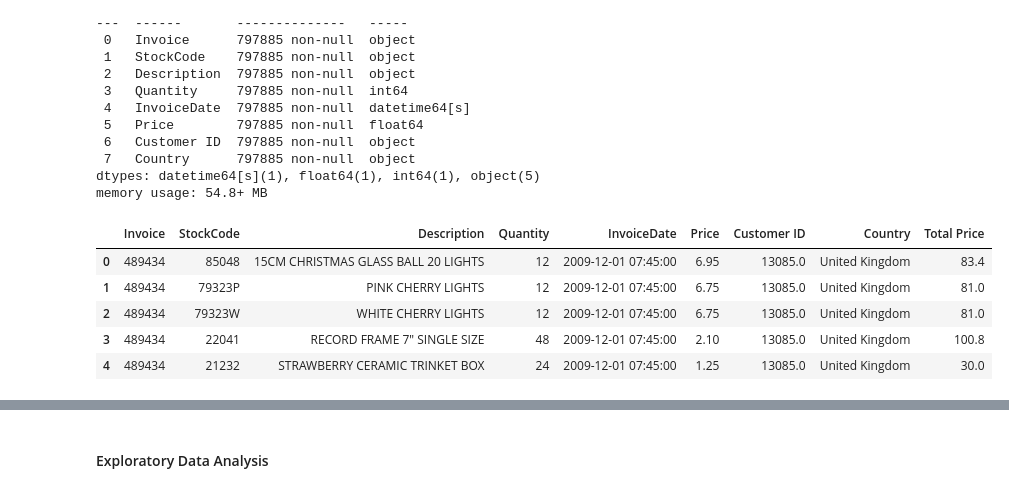
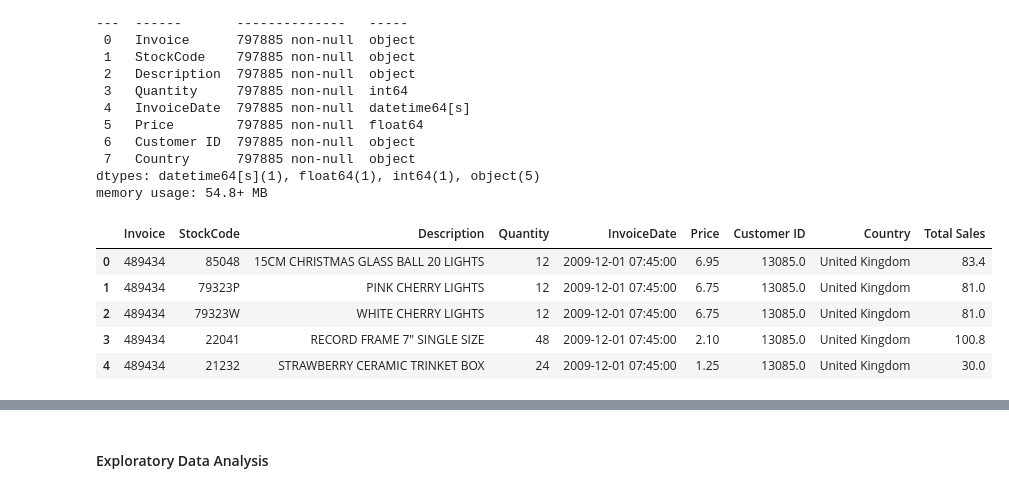
Before and after one commit to daff00/trendify-customer-segmentation, a Jupyter notebook: notebook.ipynb, the cells around one changed output, grey strips where cells are left out. Saved outputs shown, nothing was run; the diff lists cells and outputs as text; code cells hidden in the pictures.

```diff
--- a/notebook.ipynb
+++ b/notebook.ipynb
@@ -114,10 +114,10 @@ dtypes: datetime64[s](1), float64(1), int64(1), object(5)
 memory usage: 54.8+ MB
 # %%
 # Create new column to count the total price
-sales['Total Price'] = np.round((sales['Price'] * sales['Quantity']), 2)
+sales['Total Sales'] = np.round((sales['Price'] * sales['Quantity']), 2)
 sales.head()
 # %% [output]
-|  | Invoice | StockCode | Description | Quantity | InvoiceDate | Price | Customer ID | Country | Total Price |
+|  | Invoice | StockCode | Description | Quantity | InvoiceDate | Price | Customer ID | Country | Total Sales |
 | 0 | 489434 | 85048 | 15CM CHRISTMAS GLASS BALL 20 LIGHTS | 12 | 2009-12-01 07:45:00 | 6.95 | 13085.0 | United Kingdom | 83.4 |
 | 1 | 489434 | 79323P | PINK CHERRY LIGHTS | 12 | 2009-12-01 07:45:00 | 6.75 | 13085.0 | United Kingdom | 81.0 |
 | 2 | 489434 | 79323W | WHITE CHERRY LIGHTS | 12 | 2009-12-01 07:45:00 | 6.75 | 13085.0 | United Kingdom | 81.0 |
```
Also changed, not shown: parts of 9 cells of this notebook.
